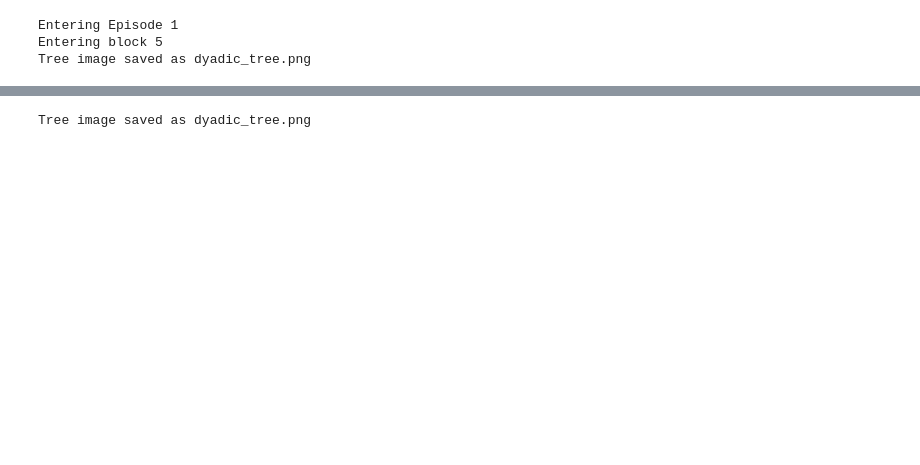
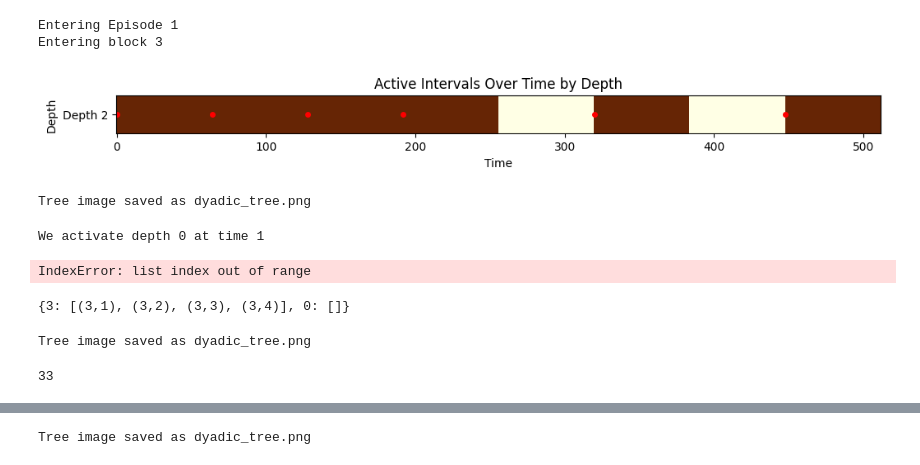
Before and after one commit to nguyenicolas/NS_Lipschitz_Bandits, a Jupyter notebook: main.ipynb, the cells around one changed output, grey strips where cells are left out. Saved outputs shown, nothing was run; the diff lists cells and outputs as text; code cells hidden in the pictures; blank space fills up the shorter version.

```diff
--- a/main.ipynb
+++ b/main.ipynb
@@ -19,6 +19,12 @@ class Node:
         self.mean_estimates = []
         self.proba = 0.0
         self.size = 1/(2**(self.depth-1))
+
+    def __eq__(self, other: object) -> bool:
+        return self.depth == other.depth and self.index == other.index
+
+    def __hash__(self) -> int:
+        return hash((self.depth, self.index))
 
     def subdivide(self):
         self.left = Node(self.depth + 1, 2 * self.index - 1, parent=self)
@@ -268,7 +274,7 @@ class Tree:
             current_node = self.find_node(node.depth, node.index)
             current_node.__dict__.update(node.__dict__)
 
-    def visualize_tree(self, filename="dyadic_tree"):
+    def visualize(self, filename="dyadic_tree"):
 
             dot = Digraph()
 
@@ -536,16 +543,38 @@ class Simulator :
             y_t = self.env.get_reward(t, x_t)
             self.algo.update(x_t, y_t)
 # %%
-T = 600
+T = 1000
 env = Environment(T, 3)
 algo = MBDE(T)
 
 algo.initialize_episode()
 algo.initialize_block()
-algo.tree.activate_depth(2) # TODO: change
-algo.tree.update_proba()
-algo.tree.visualize_tree()
+#algo.tree.activate_depth(2) # TODO: change
+#algo.tree.update_proba()
+#algo.tree.visualize_tree()
 # %% [output]
 Entering Episode 1
-Entering block 5
-Tree image saved as dyadic_tree.png
+Entering block 3
+[figure, added]
+# %%
+algo.tree.visualize()
+# %% [output]
+Tree image saved as dyadic_tree.png
+# %%
+sim = Simulator(algo, env, T)
+sim.run()
+# %% [output]
+We activate depth 0 at time 1
+IndexError: list index out of range
+# %%
+sim.algo.tree.active_depths
+# %% [output]
+{3: [(3,1), (3,2), (3,3), (3,4)], 0: []}
+# %%
+sim.algo.tree.visualize()
+# %% [output]
+Tree image saved as dyadic_tree.png
+# %%
+len(sim.algo.tree.find_node(2, 1).mean_estimates)
+# %% [output]
+33
```
Also changed, not shown: parts of 9 cells of this notebook, 1 other file.
